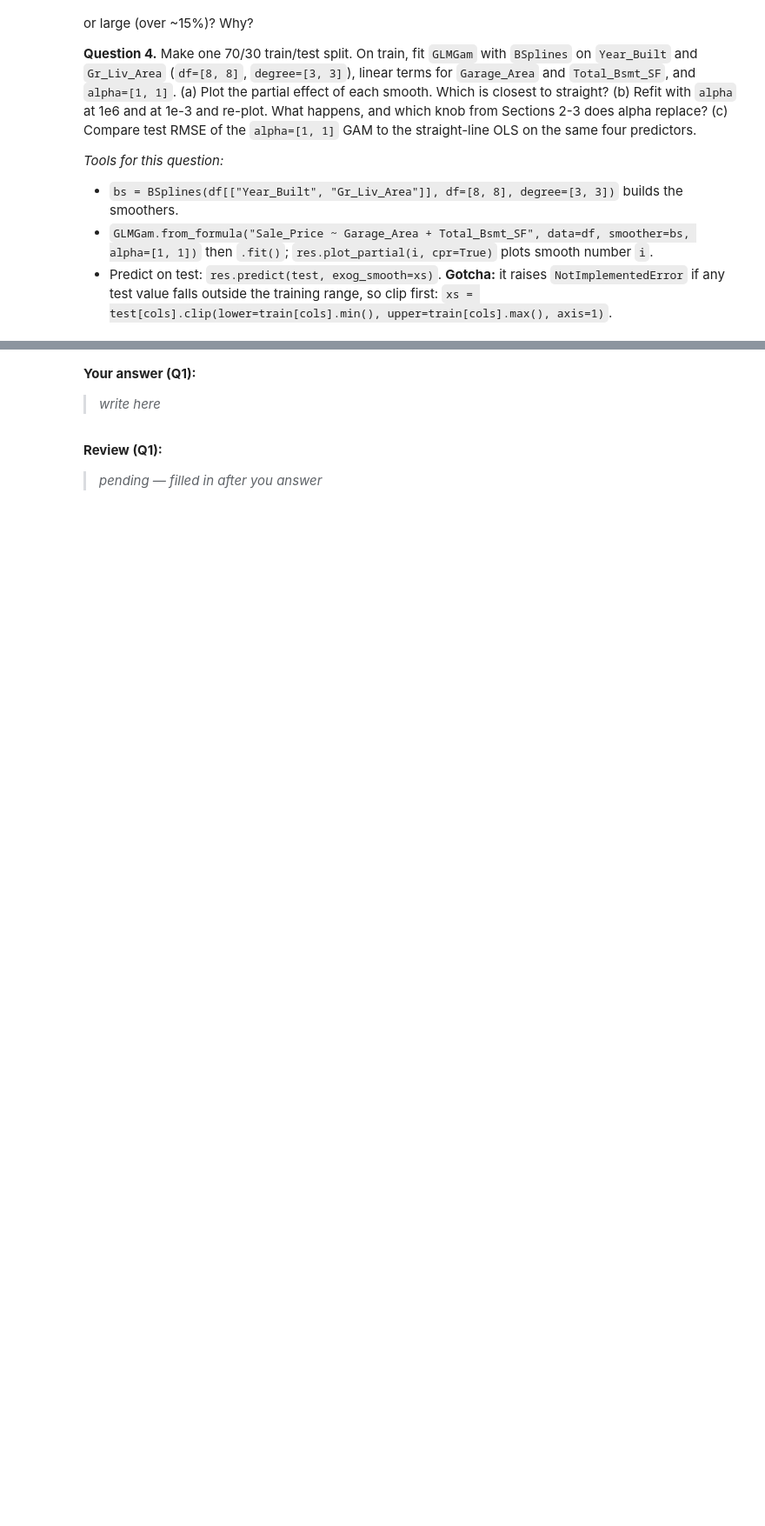
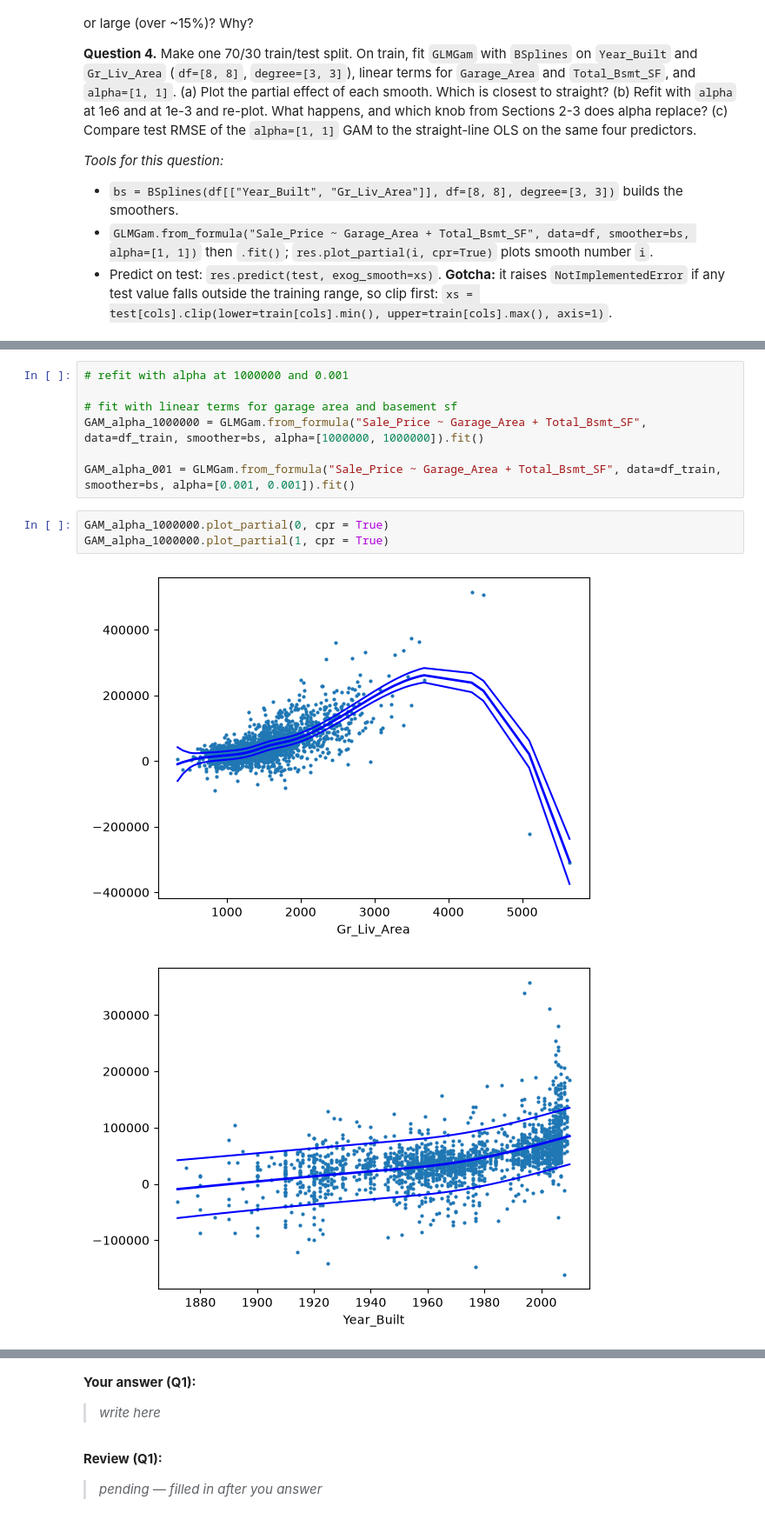
Before and after one commit to BaoLe040507/understand_ml_stats, a Jupyter notebook: Textbooks/practical_stats_for_ds/notebooks/ch04_regression/12_polynomial-spline-and-gam.ipynb, the cells around one changed output, grey strips where cells are left out. Shown at 87% size. Cells and saved outputs as stored; diff of their text form; blank space fills up the shorter version.

```diff
--- a/Textbooks/practical_stats_for_ds/notebooks/ch04_regression/12_polynomial-spline-and-gam.ipynb
+++ b/Textbooks/practical_stats_for_ds/notebooks/ch04_regression/12_polynomial-spline-and-gam.ipynb
@@ -91,0 +398,13 @@ _Prediction (one line, before running anything):_
+# %%
+# refit with alpha at 1000000 and 0.001
+
+# fit with linear terms for garage area and basement sf
+GAM_alpha_1000000 = GLMGam.from_formula("Sale_Price ~ Garage_Area + Total_Bsmt_SF", data=df_train, smoother=bs, alpha=[1000000, 1000000]).fit()
+
+GAM_alpha_001 = GLMGam.from_formula("Sale_Price ~ Garage_Area + Total_Bsmt_SF", data=df_train, smoother=bs, alpha=[0.001, 0.001]).fit()
+# %%
+GAM_alpha_1000000.plot_partial(0, cpr = True)
+GAM_alpha_1000000.plot_partial(1, cpr = True)
+# %% [output]
+[figure, added]
+[figure, added]
```
Also changed, not shown: parts of 33 cells of this notebook.
